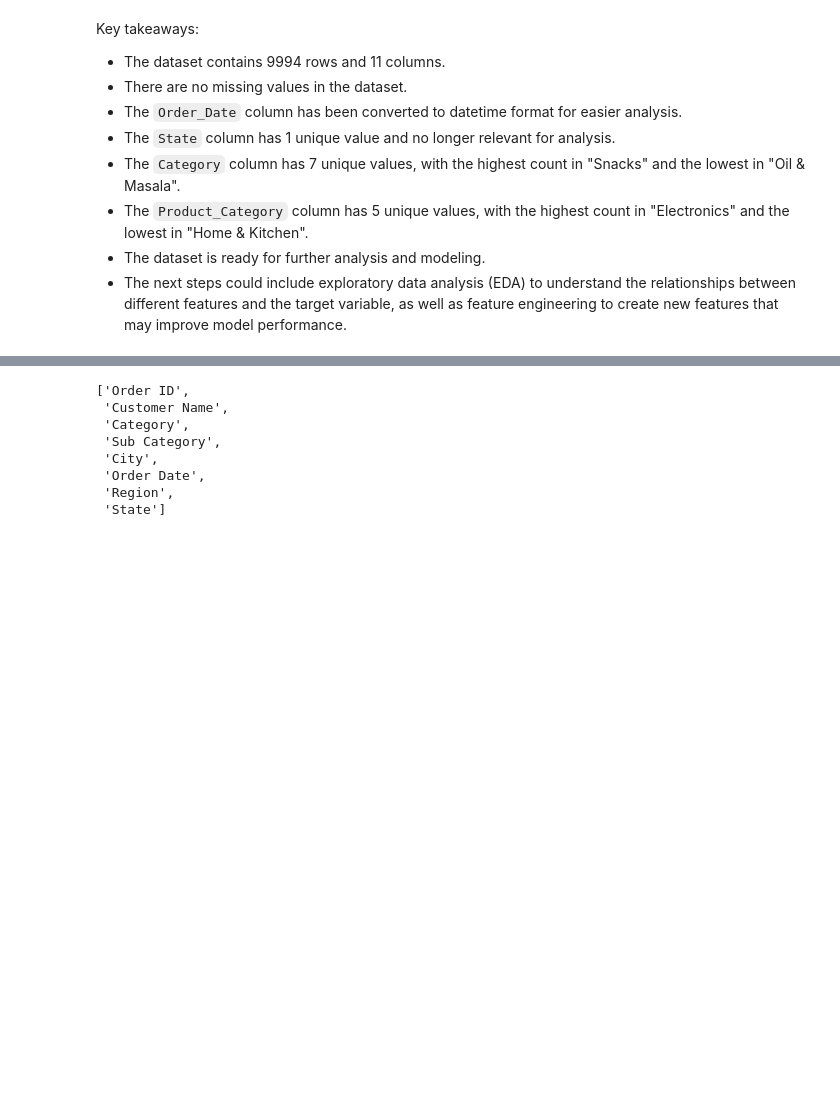
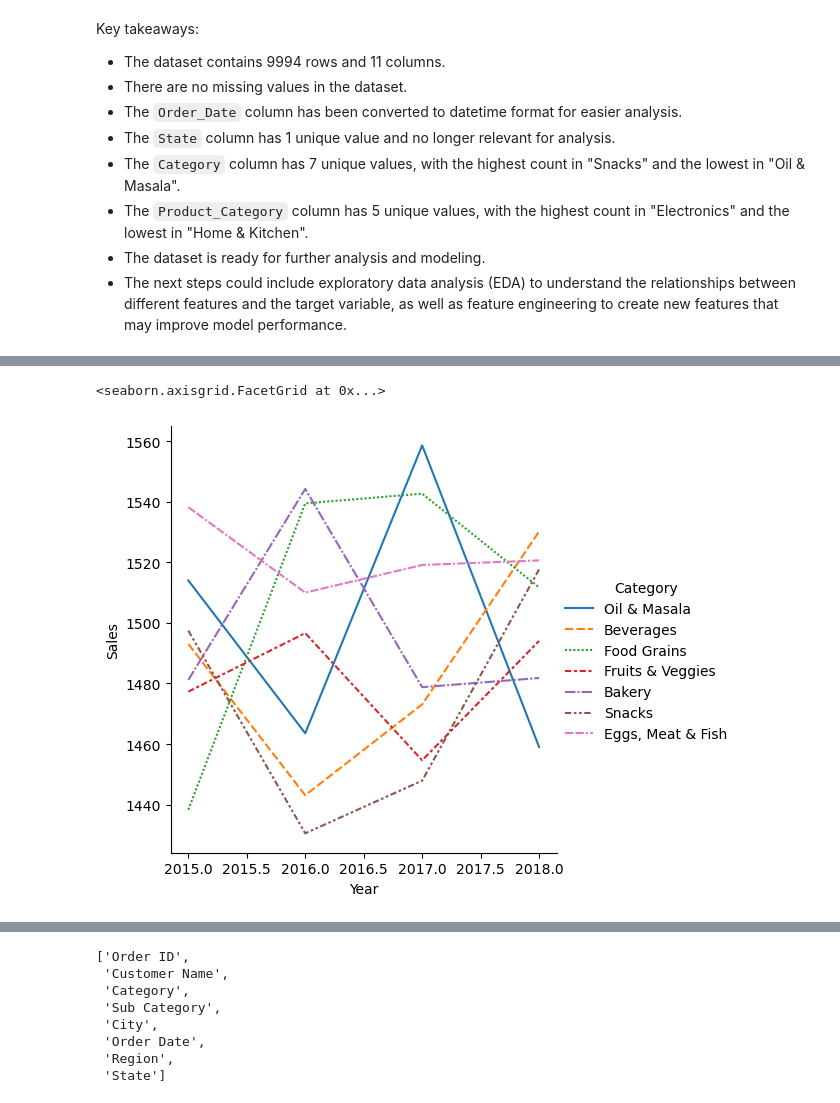
Before and after one commit to Naftal-Rainer/FMCG-Retail-Analytics, a Jupyter notebook: retail_analysis.ipynb, the cells around one changed output, grey strips where cells are left out. Cells and saved outputs as stored; diff of their text form; code cells hidden in the pictures; blank space fills up the shorter version.

```diff
--- a/retail_analysis.ipynb
+++ b/retail_analysis.ipynb
@@ -204,0 +223,3 @@ data.head()
+# %%
+data["Year"] = data["Order_Date"].dt.year
+data["Month"] = data["Order_Date"].dt.month
@@ -204,0 +230,5 @@ data.head()
+# %%
+sns.relplot(x="Year", y="Sales", data=data, kind="line", hue="Category",ci=None, style="Category")
+# %% [output]
+<seaborn.axisgrid.FacetGrid at 0x...>
+[figure, added]
```
Also changed, not shown: parts of 11 cells of this notebook, 1 other file.
